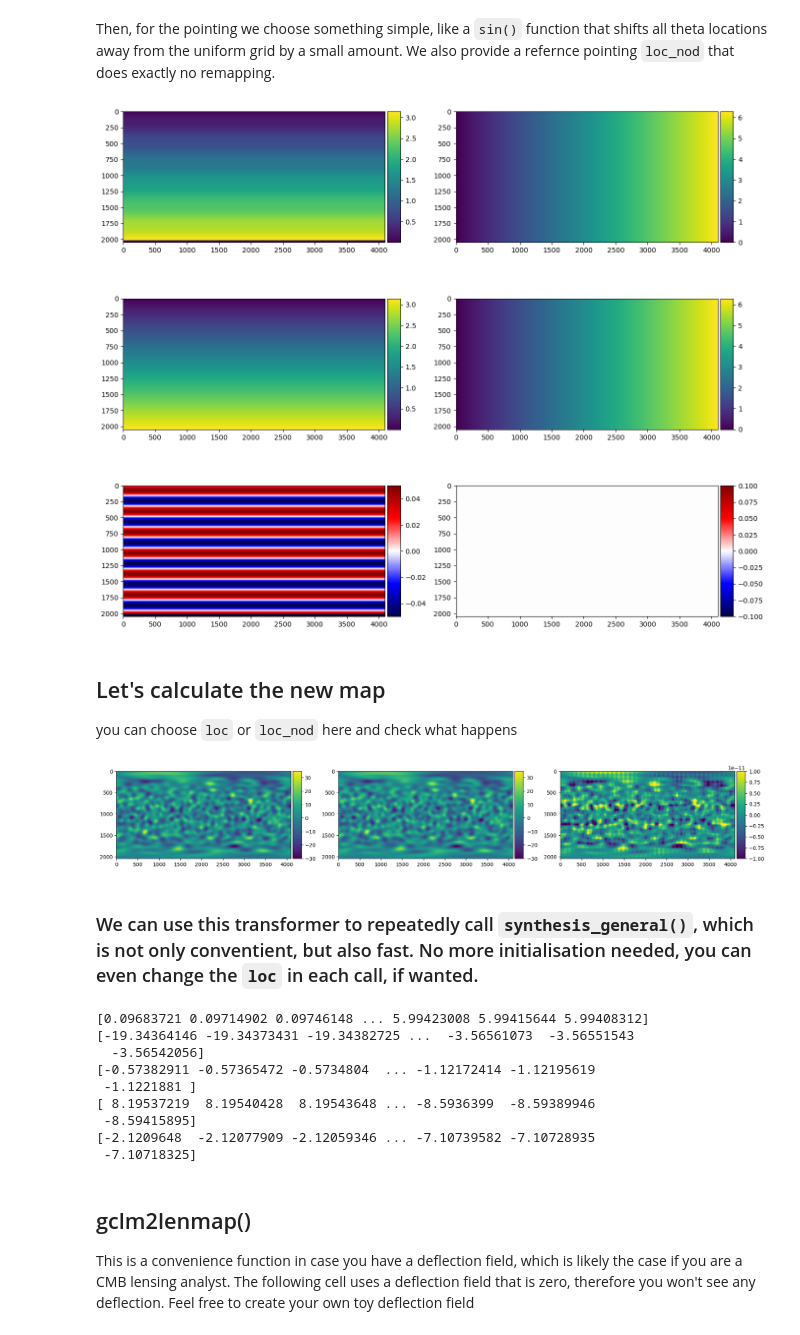
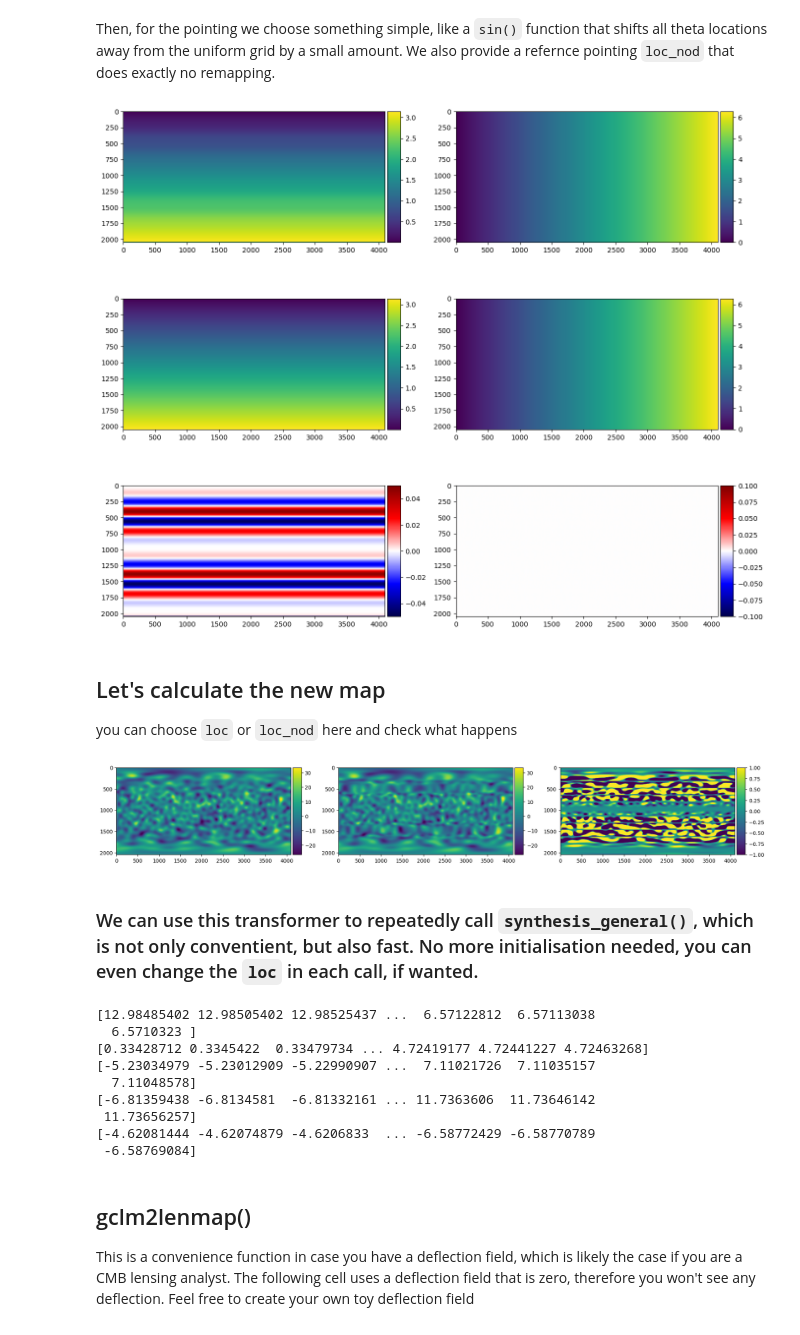
Before and after one commit to Sebastian-Belkner/cunuSHT, a Jupyter notebook: first_steps/synthesis_general.ipynb, the cells around one changed output. Drawn from its saved outputs; the diff is of its cells as text; code cells hidden in the pictures.

```diff
--- a/first_steps/synthesis_general.ipynb
+++ b/first_steps/synthesis_general.ipynb
@@ -80,13 +75,13 @@ Then, for the pointing we choose something simple, like a `sin()` function that
 # %%
 loc = tGPU.get_grid_uniform()
 
-pointing_theta = (loc[0,:].reshape(lmax+1,-1)+0.05*np.sin(2*2*np.pi*np.linspace(0,np.pi,lmax+1).reshape(-1,1))).flatten()
+pointing_theta = (loc[0,:].reshape(lmax+1,-1)+0.05*cp.sin(2*np.pi/3*cp.linspace(0,np.pi,lmax+1)).reshape(-1,1)**2*cp.sin(2*2*np.pi*cp.linspace(0,np.pi,lmax+1).reshape(-1,1))).flatten()
 pointing_phi = loc[1,:]
-pointing_theta = np.where(pointing_theta>np.pi,pointing_theta-np.pi, pointing_theta)
-pointing_theta = np.where(pointing_theta<0,pointing_theta+np.pi, pointing_theta)
-pointing_phi = np.where(pointing_phi>2*np.pi,pointing_phi-2*np.pi, pointing_phi)
-pointing_phi = np.where(pointing_phi<0,pointing_phi+2*np.pi, pointing_phi)
-loc = np.array([pointing_theta, pointing_phi])
+pointing_theta = cp.where(pointing_theta>np.pi,pointing_theta-np.pi, pointing_theta)
+pointing_theta = cp.where(pointing_theta<0,pointing_theta+np.pi, pointing_theta)
+pointing_phi = cp.where(pointing_phi>2*np.pi,pointing_phi-2*np.pi, pointing_phi)
+pointing_phi = cp.where(pointing_phi<0,pointing_phi+2*np.pi, pointing_phi)
+loc = cp.array([pointing_theta, pointing_phi])
 
 loc_nod = tGPU.get_grid_uniform()
 # %%
@@ -97,68 +92,68 @@ def add_colorbar_to_axis(fig, ax, im):
 
 fig, ax = plt.subplots(3, 2, figsize=(16,14))
 
-im = ax[0,0].imshow(loc[0,:].reshape(lmax+1,-1))
+im = ax[0,0].imshow(loc[0,:].get().reshape(lmax+1,-1))
 add_colorbar_to_axis(fig, ax[0,0], im)
 
-im = ax[0,1].imshow(loc[1,:].reshape(lmax+1,-1))
+im = ax[0,1].imshow(loc[1,:].get().reshape(lmax+1,-1))
 add_colorbar_to_axis(fig, ax[0,1], im)
 
-im = ax[1,0].imshow(loc_nod[0,:].reshape(lmax+1,-1))
+im = ax[1,0].imshow(loc_nod[0,:].get().reshape(lmax+1,-1))
 add_colorbar_to_axis(fig, ax[1,0], im)
 
-im = ax[1,1].imshow(loc_nod[1,:].reshape(lmax+1,-1))
+im = ax[1,1].imshow(loc_nod[1,:].get().reshape(lmax+1,-1))
 add_colorbar_to_axis(fig, ax[1,1], im)
 
-im = ax[2,0].imshow((loc[0,:]-loc_nod[0,:]).reshape(lmax+1,-1), vmin=-0.05,vmax=0.05, cmap='seismic')
+im = ax[2,0].imshow((loc[0,:]-loc_nod[0,:]).get().reshape(lmax+1,-1), vmin=-0.05,vmax=0.05, cmap='seismic')
 add_colorbar_to_axis(fig, ax[2,0], im)
 
-im = ax[2,1].imshow((loc[1,:]-loc_nod[1,:]).reshape(lmax+1,-1), cmap='seismic')
+im = ax[2,1].imshow((loc[1,:]-loc_nod[1,:]).get().reshape(lmax+1,-1), cmap='seismic')
 add_colorbar_to_axis(fig, ax[2,1], im)
 # %% [output]
-[figure, old version]
+[figure, new version]
 # %% [markdown]
 ## Let's calculate the new map
 you can choose `loc` or `loc_nod` here and check what happens
 # %%
-pointmap = cp.empty(shape=tGPU.deflectionlib.geom.npix())*0.
-res = tGPU.synthesis_general(lmax=lmax, mmax=mmax, alm=cp.array(coef), loc=cp.array(loc_nod.T), epsilon=1e-10, nthreads=10, pointmap=pointmap, verbose=True)
+pointmap = cp.empty(shape=tGPU.npix())*0.
+res = tGPU.synthesis_general(lmax=lmax, mmax=mmax, alm=cp.array(coef), loc=cp.array(loc.T), epsilon=kwargs['epsilon'], pointmap=pointmap, verbose=True)
 
 # want:
-t.get_shape('alm' or 'map') # returns shape of arrays for synth_gen calls, eg:
-alm = cp.empty(shape=t.get_shape('alm'))
-pointmap = cp.empty(shape=t.get_shape('map'))
+# t.get_shape('alm' or 'map') # returns shape of arrays for synth_gen calls, eg:
+# alm = cp.empty(shape=t.get_shape('alm'))
+# pointmap = cp.empty(shape=t.get_shape('map'))
 
 # alm, loc, and map in any shape and dtype
 # %%
 fig, ax = plt.subplots(1, 3, figsize=(22,12))
 
 im = ax[0].imshow(m.get().reshape(-1,lmax+1).T)
 add_colorbar_to_axis(fig, ax[0], im)
 
 im = ax[1].imshow(res.get().reshape(lmax+1,-1))
 add_colorbar_to_axis(fig, ax[1], im)
 
-epsilon=1e-11
+epsilon = kwargs['epsilon']*1e7
 im = ax[2].imshow(m.get().reshape(-1,lmax+1).T-res.get().reshape(lmax+1,-1), vmin=-epsilon, vmax=epsilon)
 add_colorbar_to_axis(fig, ax[2], im)
 # %% [output]
-[figure, old version]
+[figure, new version]
 # %% [markdown]
 ### We can use this transformer to repeatedly call `synthesis_general()`, which is not only conventient, but also fast. No more initialisation needed, you can even change the `loc` in each call, if wanted.
 # %%
 for n in range(5):
-    res = tGPU.synthesis_general(lmax=lmax, mmax=mmax, alm=cp.array(get_coef(False)), loc=cp.array(loc_nod.T), epsilon=1e-10, nthreads=10, pointmap=pointmap, verbose=True)
+    res = tGPU.synthesis_general(lmax=lmax, mmax=mmax, alm=cp.array(get_coef(False)), loc=cp.array(loc_nod.T), epsilon=kwargs['epsilon'], pointmap=pointmap, verbose=True)
     print(res)
 # %% [output]
-[0.09683721 0.09714902 0.09746148 ... 5.99423008 5.99415644 5.99408312]
-[-19.34364146 -19.34373431 -19.34382725 ...  -3.56561073  -3.56551543
-  -3.56542056]
-[-0.57382911 -0.57365472 -0.5734804  ... -1.12172414 -1.12195619
- -1.1221881 ]
-[ 8.19537219  8.19540428  8.19543648 ... -8.5936399  -8.59389946
- -8.59415895]
-[-2.1209648  -2.12077909 -2.12059346 ... -7.10739582 -7.10728935
- -7.10718325]
+[12.98485402 12.98505402 12.98525437 ...  6.57122812  6.57113038
+  6.5710323 ]
+[0.33428712 0.3345422  0.33479734 ... 4.72419177 4.72441227 4.72463268]
+[-5.23034979 -5.23012909 -5.22990907 ...  7.11021726  7.11035157
+  7.11048578]
+[-6.81359438 -6.8134581  -6.81332161 ... 11.7363606  11.73646142
+ 11.73656257]
+[-4.62081444 -4.62074879 -4.6206833  ... -6.58772429 -6.58770789
+ -6.58769084]
 # %% [markdown]
 ## gclm2lenmap()
 This is a convenience function in case you have a deflection field, which is likely the case if you are a CMB lensing analyst. The following cell uses a deflection field that is zero, therefore you won't see any deflection. Feel free to create your own toy deflection field
```
Also changed, not shown: parts of 8 cells of this notebook, 3 other files.
